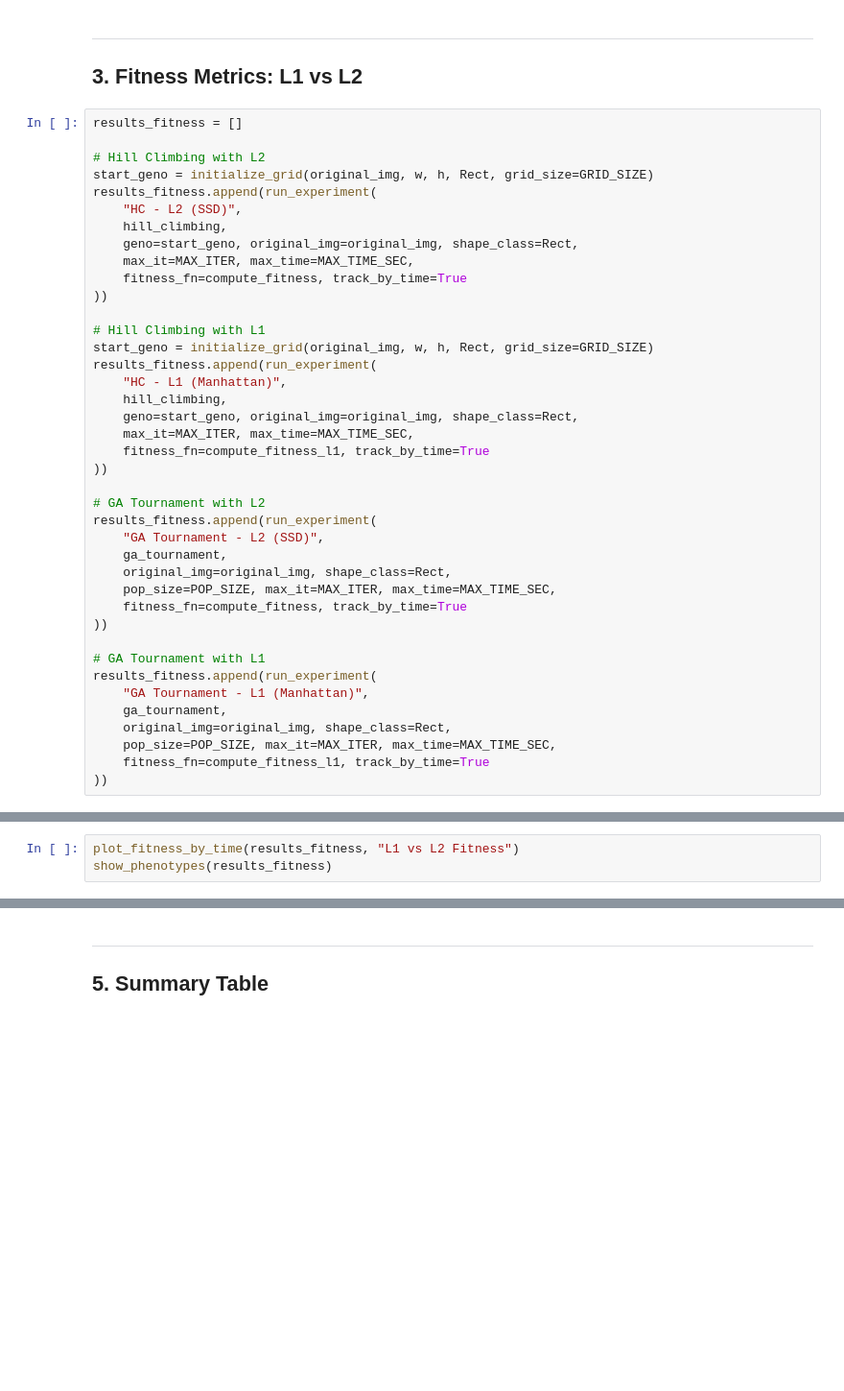
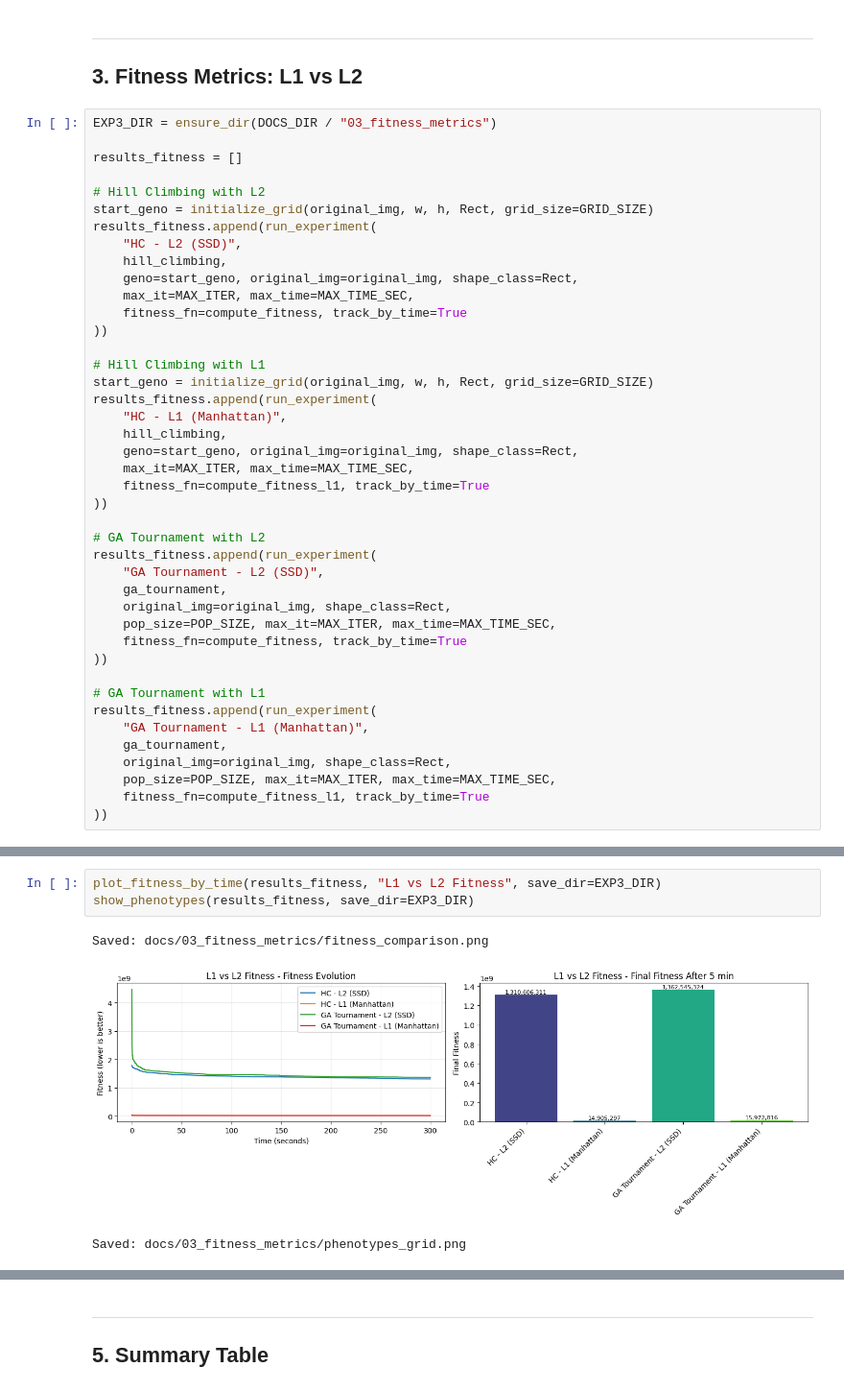
Before and after one commit to Max0uch1ta/geometrical-image-recreation, a Jupyter notebook: comparison_notebook.ipynb, the cells around one changed output, grey strips where cells are left out. Shown at 96% size. Saved outputs shown, nothing was run; the diff lists cells and outputs as text; blank space fills up the shorter version.

```diff
--- a/comparison_notebook.ipynb
+++ b/comparison_notebook.ipynb
@@ -256,6 +392,8 @@ show_phenotypes(results_heuristic)
 ---
 ## 3. Fitness Metrics: L1 vs L2
 # %%
+EXP3_DIR = ensure_dir(DOCS_DIR / "03_fitness_metrics")
+
 results_fitness = []
 
 # Hill Climbing with L2
@@ -298,3 +474,7 @@ results_fitness.append(run_experiment(
 # %%
-plot_fitness_by_time(results_fitness, "L1 vs L2 Fitness")
-show_phenotypes(results_fitness)
+plot_fitness_by_time(results_fitness, "L1 vs L2 Fitness", save_dir=EXP3_DIR)
+show_phenotypes(results_fitness, save_dir=EXP3_DIR)
+# %% [output]
+Saved: docs/03_fitness_metrics/fitness_comparison.png
+[figure, added]
+Saved: docs/03_fitness_metrics/phenotypes_grid.png
```
Also changed, not shown: parts of 18 cells of this notebook, 56 other files.
